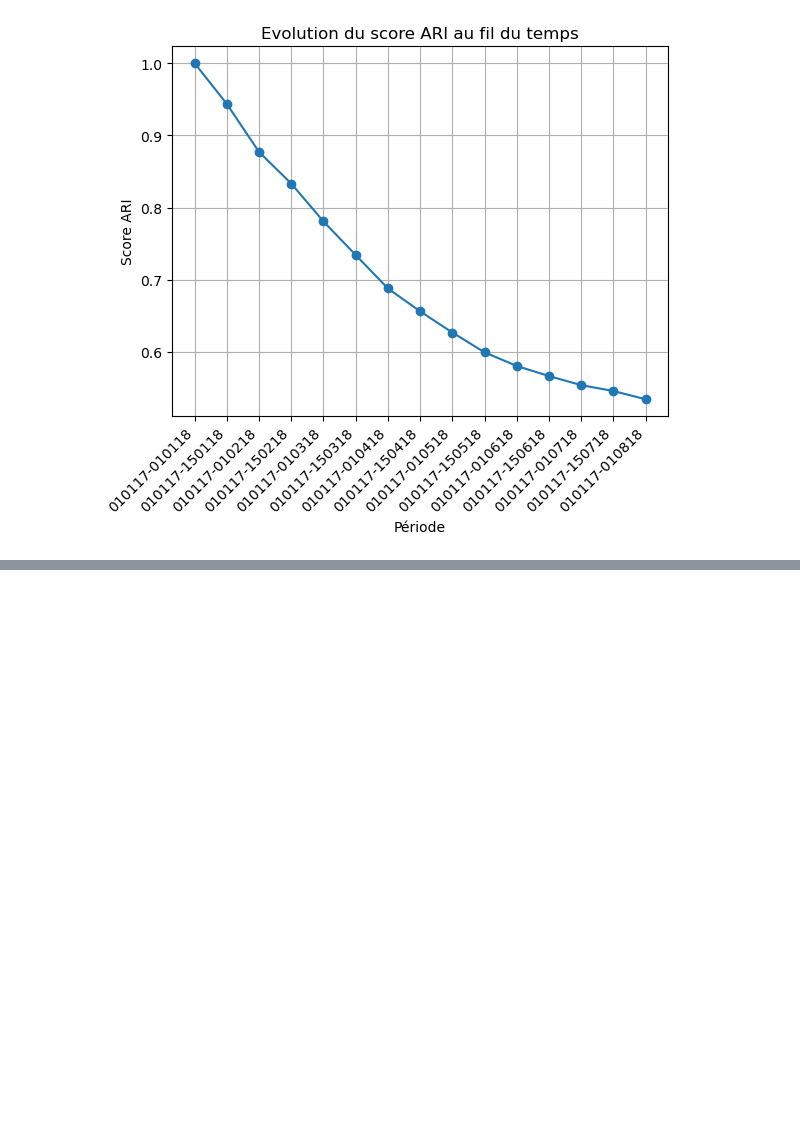
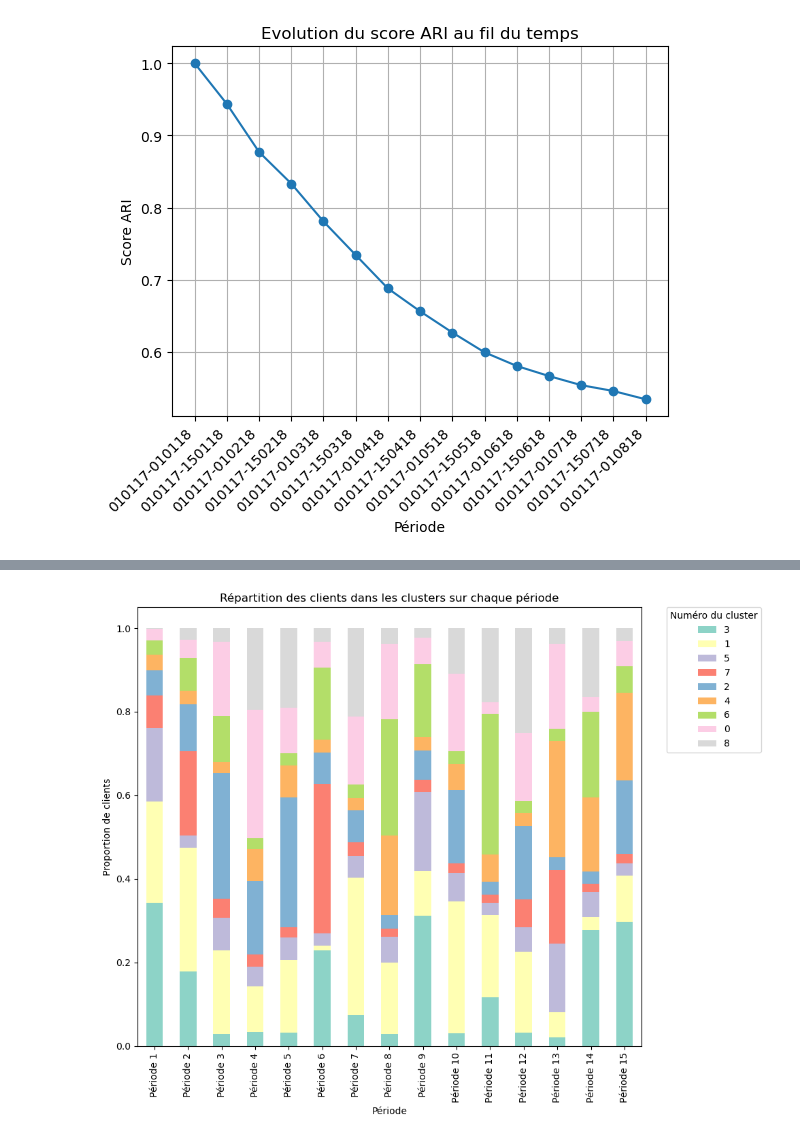
Before and after one commit to Stely-data/OC-Projet-5, a Jupyter notebook: Deveau_Estelle_4_notebook_simulation_032024.ipynb, the cells around one changed output, grey strips where cells are left out. Saved outputs shown, nothing was run; the diff lists cells and outputs as text; code cells hidden in the pictures; blank space fills up the shorter version.

```diff
--- a/Deveau_Estelle_4_notebook_simulation_032024.ipynb
+++ b/Deveau_Estelle_4_notebook_simulation_032024.ipynb
@@ -354,0 +433,35 @@ plt.show()
+# %%
+# Préparez une liste pour collecter les comptages de clusters pour toutes les périodes
+cluster_counts_all_periods = []
+
+# Boucle sur les paires de fichiers pour chaque période
+for i, (file_customer, file_payment) in enumerate(zip(data_customer, data_payment)):
+    # Charger les fichiers CSV
+    df_customer = pd.read_csv(file_customer)
+    df_payment = pd.read_csv(file_payment)
+
+    # Prétraitement
+    data = traitement(df_customer, df_payment, features)
+
+    # Clustering avec KMeans
+    kmeans = KMeans(n_clusters=9, random_state=42, n_init=10)
+    labels = kmeans.fit_predict(data[features])
+
+    # Compter les occurrences de chaque label (cluster)
+    counts = pd.Series(labels).value_counts(normalize=True)
+    cluster_counts_all_periods.append(counts)
+
+df_cluster_counts = pd.DataFrame(cluster_counts_all_periods, index=[f'Période {i+1}' for i in range(len(cluster_counts_all_periods))])
+
+palette = sns.color_palette('Set3', n_colors=df_cluster_counts.shape[1])
+
+# Affichage des graphiques en barres empilées
+df_cluster_counts.plot(kind='bar', stacked=True, figsize=(10, 8), color=palette)
+plt.title('Répartition des clients dans les clusters sur chaque période')
+plt.xlabel('Période')
+plt.ylabel('Proportion de clients')
+plt.legend(title='Numéro du cluster',bbox_to_anchor=(1.05, 1), loc='upper left', borderaxespad=0.)
+plt.tight_layout()
+plt.show()
+# %% [output]
+[figure, added]
```
Also changed, not shown: parts of 19 cells of this notebook.
